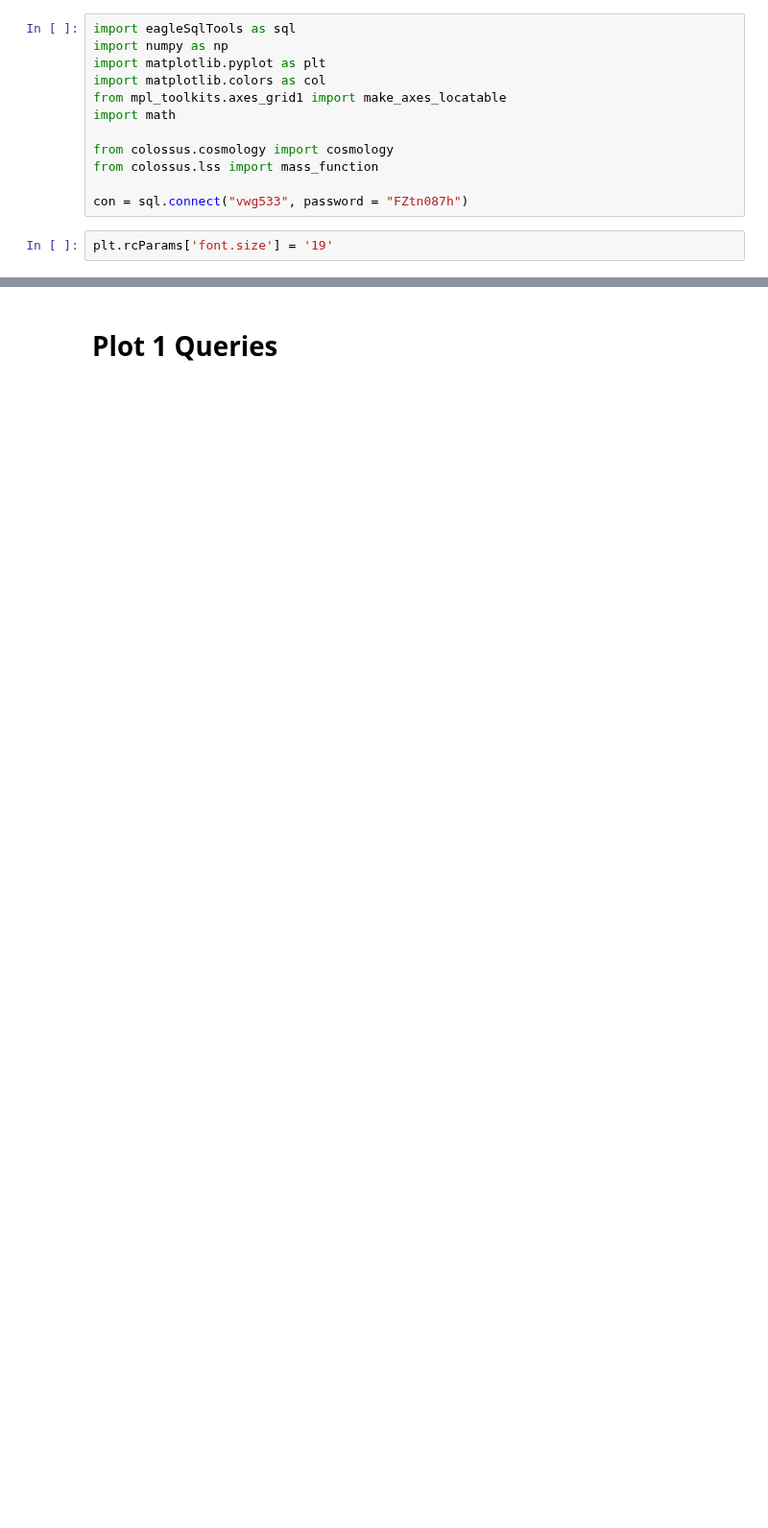
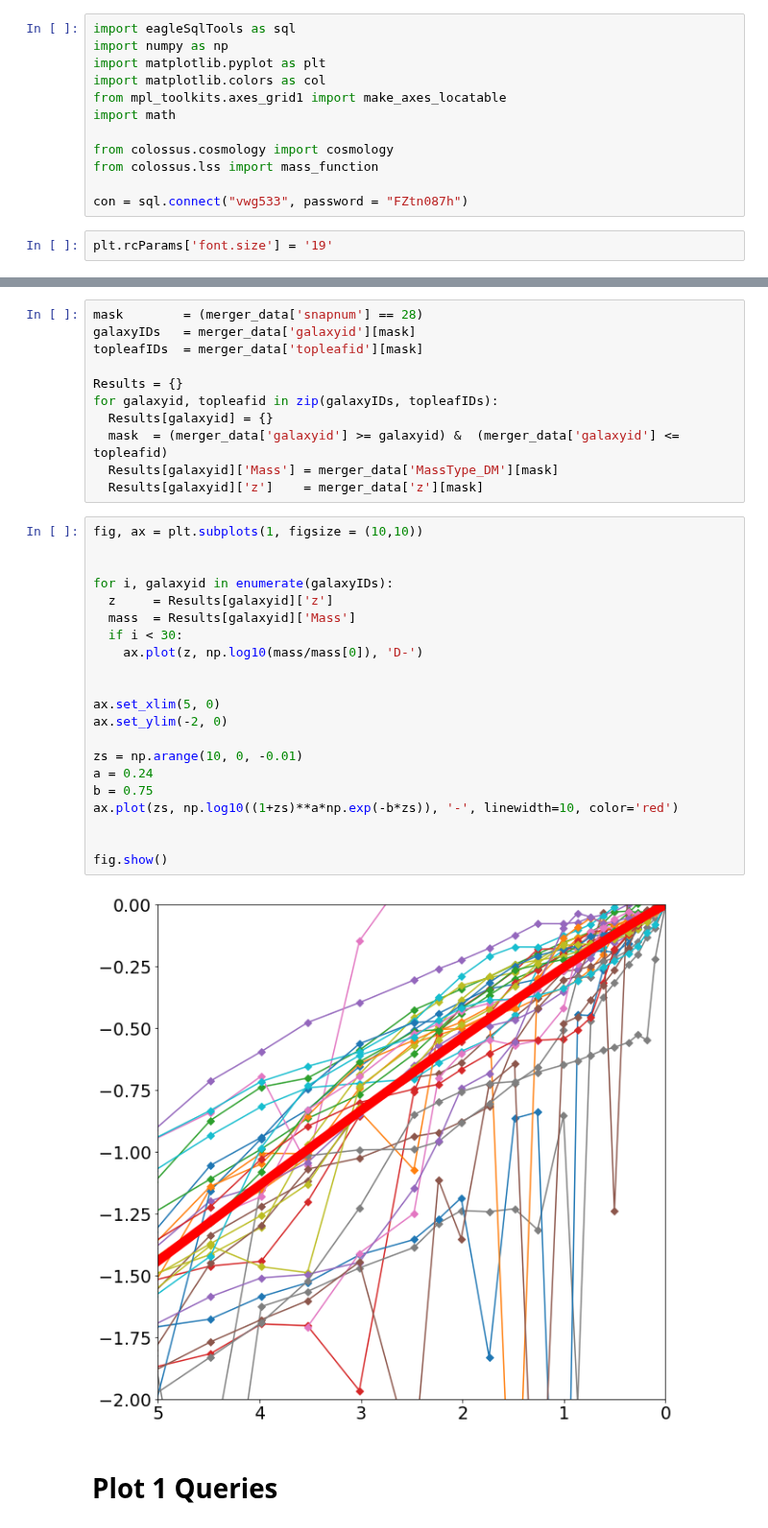
Before and after one commit to xvh422/L4-Project, a Jupyter notebook: J_Carter_Code.ipynb, the cells around one changed output, grey strips where cells are left out. Shown at 96% size. Saved outputs shown, nothing was run; the diff lists cells and outputs as text; blank space fills up the shorter version.

```diff
--- a/J_Carter_Code.ipynb
+++ b/J_Carter_Code.ipynb
@@ -34,3 +61,37 @@ plt.rcParams['font.size'] = '19'
+# %%
+mask        = (merger_data['snapnum'] == 28)
+galaxyIDs   = merger_data['galaxyid'][mask]
+topleafIDs  = merger_data['topleafid'][mask]
+
+Results = {}
+for galaxyid, topleafid in zip(galaxyIDs, topleafIDs):
+  Results[galaxyid] = {}
+  mask  = (merger_data['galaxyid'] >= galaxyid) &  (merger_data['galaxyid'] <= topleafid)
+  Results[galaxyid]['Mass'] = merger_data['MassType_DM'][mask]
+  Results[galaxyid]['z']    = merger_data['z'][mask]
+# %%
+fig, ax = plt.subplots(1, figsize = (10,10))
+
+
+for i, galaxyid in enumerate(galaxyIDs):
+  z     = Results[galaxyid]['z']
+  mass  = Results[galaxyid]['Mass']
+  if i < 30:
+    ax.plot(z, np.log10(mass/mass[0]), 'D-')
+
+
+ax.set_xlim(5, 0)
+ax.set_ylim(-2, 0)
+
+zs = np.arange(10, 0, -0.01)
+a = 0.24
+b = 0.75
+ax.plot(zs, np.log10((1+zs)**a*np.exp(-b*zs)), '-', linewidth=10, color='red')
+
+
+fig.show()
+# %% [output]
+[figure, added]
 # %% [markdown]
 # Plot 1 Queries
 # %%
```
Also changed, not shown: parts of 21 cells of this notebook.
